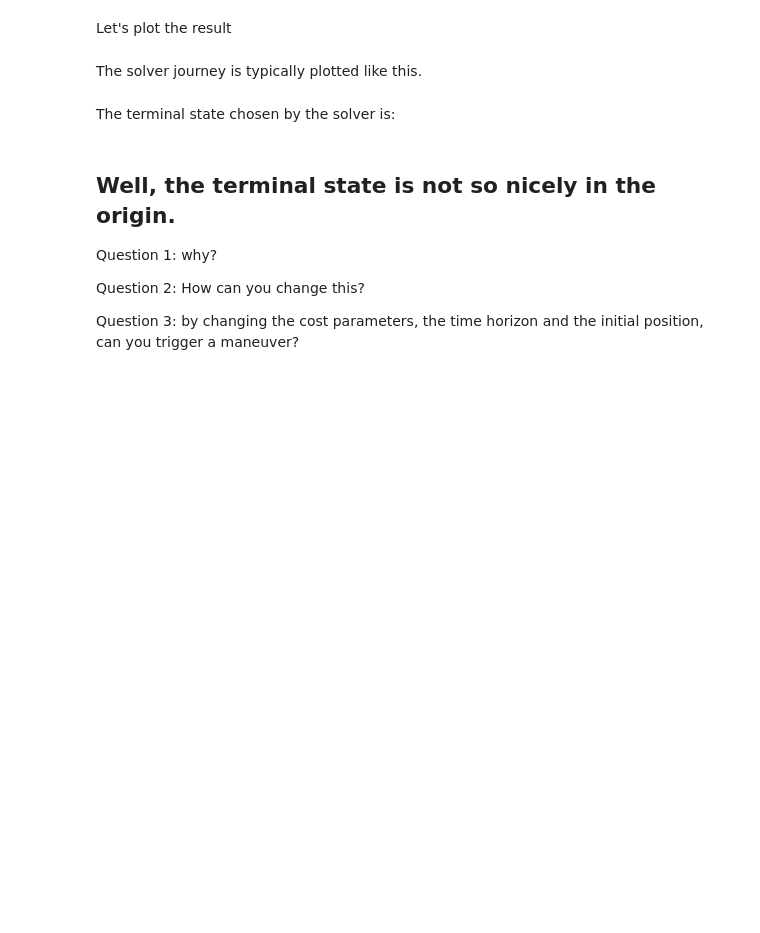
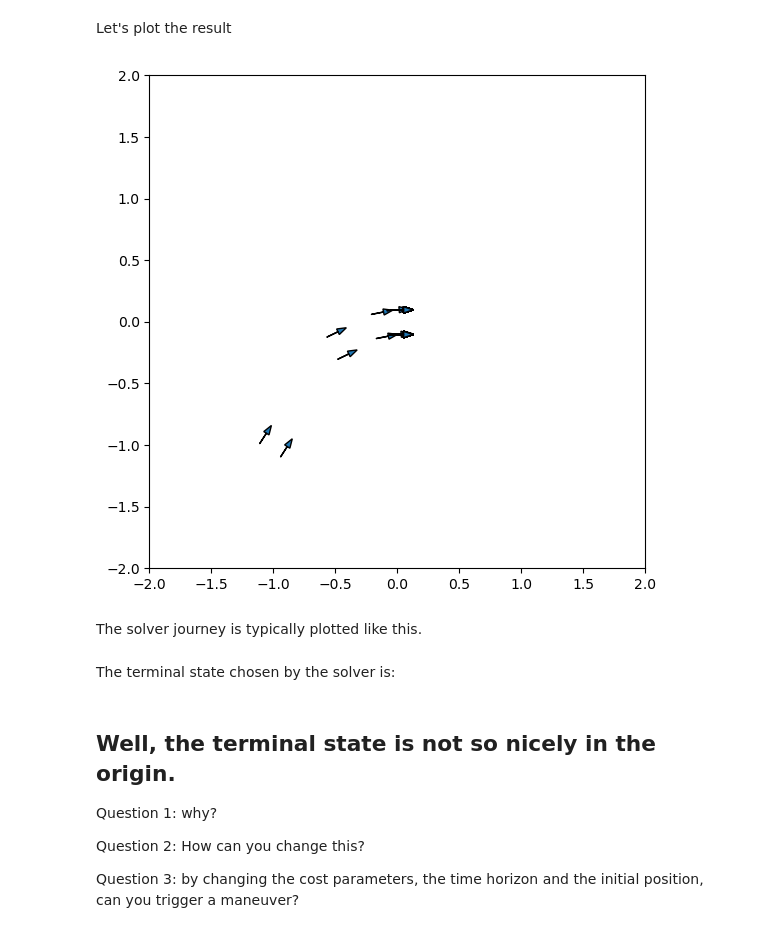
Before and after one commit to agimus-project/winter-school-2023, a Jupyter notebook: ocp1/3-unicycle_and_bicopter_algtr.ipynb, the cells around one changed output. Drawn from its saved outputs; the diff is of its cells as text; code cells hidden in the pictures; blank space fills up the shorter version.

```diff
--- a/ocp1/3-unicycle_and_bicopter_algtr.ipynb
+++ b/ocp1/3-unicycle_and_bicopter_algtr.ipynb
@@ -75,2 +85,11 @@ problem = crocoddyl.ShootingProblem(x0, [ model ] * T, model)
+# %%
+# %load tp3/generated/unicycle_algtr_model
+cost_weights = np.array([10.0, 1.0]) ** 2
+dt = 0.1
+dyn_model = UnicycleDynamics(dt)
+rcost = proxddp.QuadraticCost(
+    w_x=cost_weights[0] * np.eye(3), w_u=cost_weights[1] * np.eye(2)
+)
+stage = proxddp.StageModel(rcost, dyn_model)
 # %% [markdown]
 Here we define a problem starting from $\mathbf{x}_0$ with 20 timesteps (of 0.1 sec by default implementation of unicycle). The terminal action model is defined using the running action model.
@@ -78,0 +96,8 @@ This defines the model, not any algorithm to solve it. The only computation that
+# %%
+# %load tp3/generated/unicycle_algtr_problem
+term_cost = rcost.copy()
+term_cost.w_x[:] = np.eye(3) * 100.0 ** 2
+term_cost.w_u[:] = 0.0
+
+# Define the optimal control problem.
+problem = proxddp.TrajOptProblem(x0, [stage] * T, term_cost)
@@ -93,6 +124,8 @@ The main solver is named SolverDDP. Other solvers exist, and you can also add ot
 
 The DDP solver is initialized with the problem object and mostly contains the ddp.solve method.
 # %%
-# %load tp1/generated/unicycle_toward_origin_ddp
+# %load tp3/generated/unicycle_algtr_ddp
 # Select the solver for this problem
-ddp = crocoddyl.SolverDDP(problem)
+TOL = 1e-6
+ddp = proxddp.SolverFDDP(TOL, verbose=proxddp.VERBOSE)
+ddp.setup(problem)
@@ -107,4 +134,4 @@ We can warm start it and tune the parameters, but for the simple unicycle, let's
 # %%
-# %load tp1/generated/unicycle_toward_origin_solve
-done = ddp.solve()
-assert(done)
+# %load tp3/generated/unicycle_algtr_solve
+done = ddp.run(problem, [], [])
+assert done
@@ -115,2 +155,8 @@ plotUnicycleSolution(ddp.xs)
+# %%
+# %load tp3/generated/unicycle_algtr_plot_sol
+rs: proxddp.Results = ddp.results
+plotUnicycleSolution(rs.xs)
+# %% [output]
+[figure, added]
 # %% [markdown]
 The solver journey is typically plotted like this.
```
Also changed, not shown: parts of 25 cells of this notebook, 1 other file.
